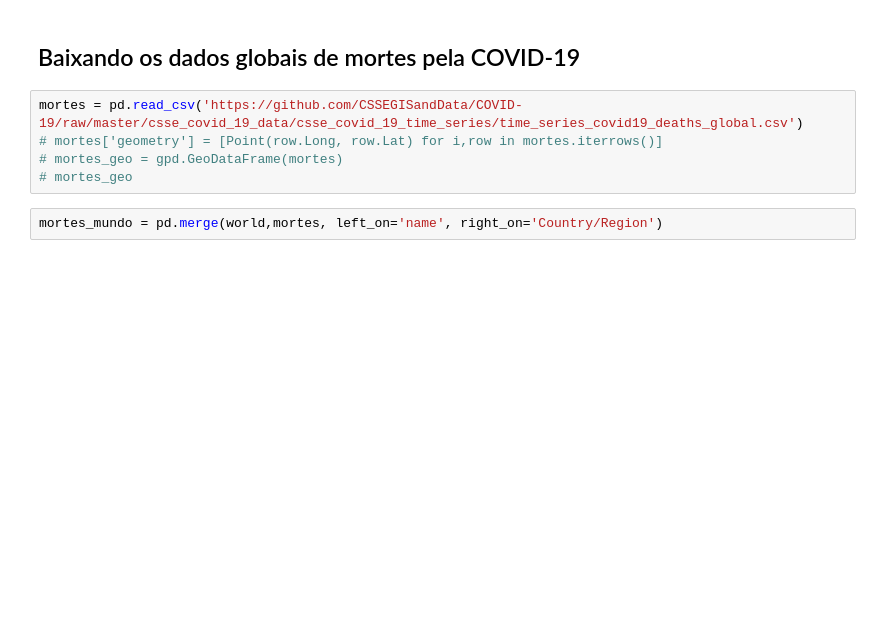
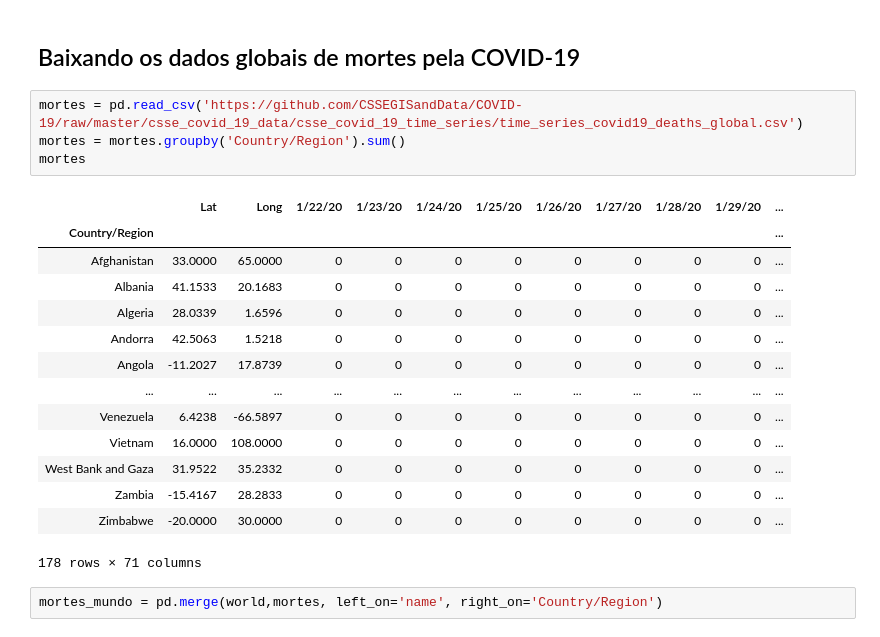
Before and after one commit to NAMD/covidash, a Jupyter notebook: notebooks/Visualizations.ipynb, the cells around one changed output. Drawn from its saved outputs; the diff is of its cells as text; blank space fills up the shorter version.

```diff
--- a/notebooks/Visualizations.ipynb
+++ b/notebooks/Visualizations.ipynb
@@ -46,9 +47,23 @@ ax.set_axis_off()
 ## Baixando os dados globais de mortes pela COVID-19
 # %%
 mortes = pd.read_csv('https://github.com/CSSEGISandData/COVID-19/raw/master/csse_covid_19_data/csse_covid_19_time_series/time_series_covid19_deaths_global.csv')
-# mortes['geometry'] = [Point(row.Long, row.Lat) for i,row in mortes.iterrows()]
-# mortes_geo = gpd.GeoDataFrame(mortes)
-# mortes_geo
+mortes = mortes.groupby('Country/Region').sum()
+mortes
+# %% [output]
+|  | Lat | Long | 1/22/20 | 1/23/20 | 1/24/20 | 1/25/20 | 1/26/20 | 1/27/20 | 1/28/20 | 1/29/20 | ... |
+| Country/Region |  |  |  |  |  |  |  |  |  |  | ... |
+| Afghanistan | 33.0000 | 65.0000 | 0 | 0 | 0 | 0 | 0 | 0 | 0 | 0 | ... |
+| Albania | 41.1533 | 20.1683 | 0 | 0 | 0 | 0 | 0 | 0 | 0 | 0 | ... |
+| Algeria | 28.0339 | 1.6596 | 0 | 0 | 0 | 0 | 0 | 0 | 0 | 0 | ... |
+| Andorra | 42.5063 | 1.5218 | 0 | 0 | 0 | 0 | 0 | 0 | 0 | 0 | ... |
+| Angola | -11.2027 | 17.8739 | 0 | 0 | 0 | 0 | 0 | 0 | 0 | 0 | ... |
+| ... | ... | ... | ... | ... | ... | ... | ... | ... | ... | ... | ... |
+| Venezuela | 6.4238 | -66.5897 | 0 | 0 | 0 | 0 | 0 | 0 | 0 | 0 | ... |
+| Vietnam | 16.0000 | 108.0000 | 0 | 0 | 0 | 0 | 0 | 0 | 0 | 0 | ... |
+| West Bank and Gaza | 31.9522 | 35.2332 | 0 | 0 | 0 | 0 | 0 | 0 | 0 | 0 | ... |
+| Zambia | -15.4167 | 28.2833 | 0 | 0 | 0 | 0 | 0 | 0 | 0 | 0 | ... |
+| Zimbabwe | -20.0000 | 30.0000 | 0 | 0 | 0 | 0 | 0 | 0 | 0 | 0 | ... |
+178 rows × 71 columns
 # %%
 mortes_mundo = pd.merge(world,mortes, left_on='name', right_on='Country/Region')
 # %%
```
Also changed, not shown: parts of 4 cells of this notebook.
